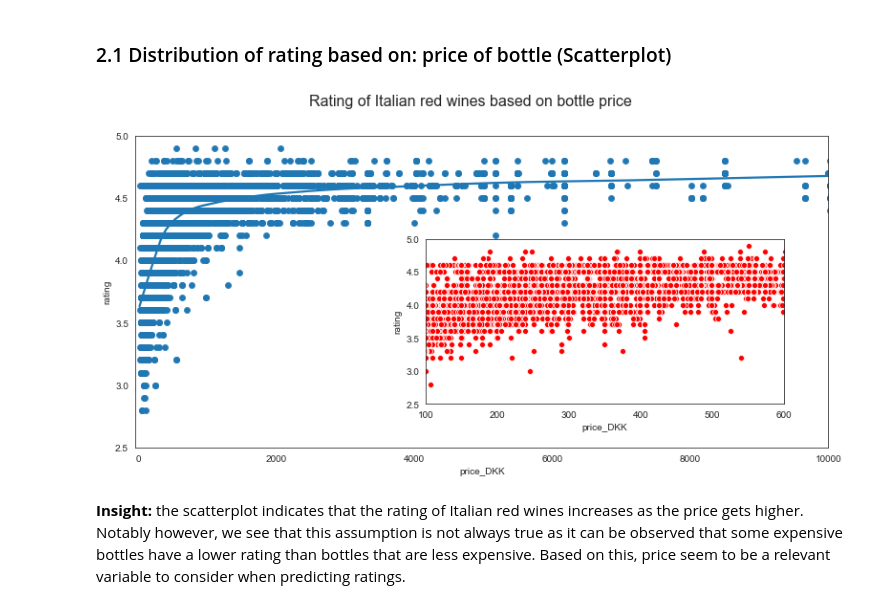
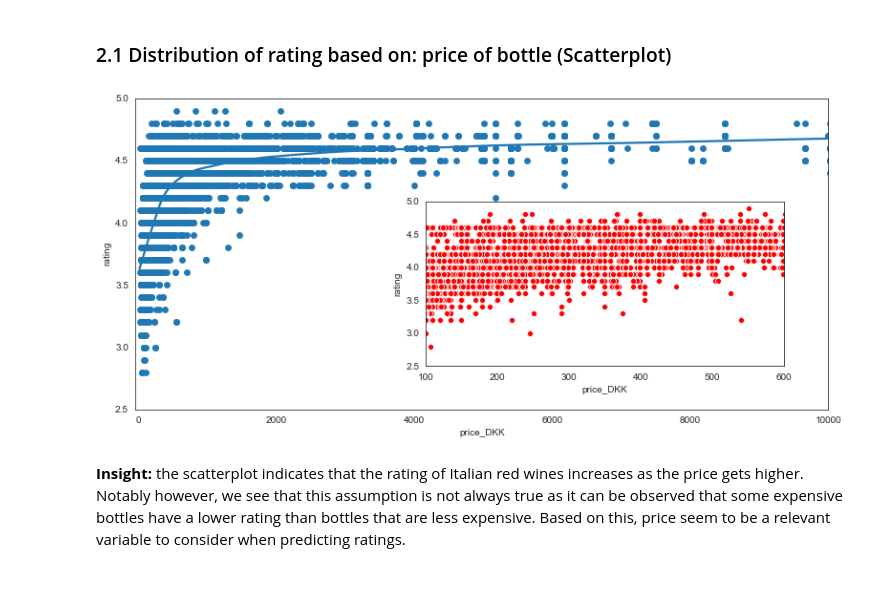
Before and after one commit to lassekrone/Group-21, a Jupyter notebook: Appendix 2 - Descriptive Statistics .ipynb, the cells around one changed output. Drawn from its saved outputs; the diff is of its cells as text; code cells hidden in the pictures; blank space fills up the shorter version.

```diff
--- a/Appendix 2 - Descriptive Statistics .ipynb
+++ b/Appendix 2 - Descriptive Statistics .ipynb
@@ -34,25 +41,24 @@ The aim of this section is to explore the dataset in terms of identifying potent
 # %%
 # Create placeholder for our plot:
 fig,ax = plt.subplots(1, figsize=(13,6))
 ax.set_xlim([-50,10000]), ax.set_ylim([2.5,5])
 
 # Create scatterplot:
-fig.suptitle('Rating of Italian red wines based on bottle price', fontsize=16)
 price_distribution = sns.scatterplot(x='price_DKK', y='rating',  data=data)
 
 # Add logistic regression to the plot:
 sns.regplot(x='price_DKK', y='rating', data=data, lowess=True, ax=ax)
 
 # Create placeholder for zoomed plot:
 ax1 = fig.add_axes([0.45, 0.23, 0.4, 0.4])
 ax1.set_xlim([100, 600]),ax1.set_ylim([2.5,5])
 
 sns.scatterplot(x='price_DKK', y='rating', data=data, ax=ax1, color='red')
 
 
 plt.savefig('Rating vs Price.png')
 # %% [output]
-[figure, old version]
+[figure, new version]
 # %% [markdown]
 **Insight:** the scatterplot indicates that the rating of Italian red wines increases as the price gets higher. Notably however, we see that this assumption is not always true as it can be observed that some expensive bottles have a lower rating than bottles that are less expensive. Based on this, price seem to be a relevant variable to consider when predicting ratings.
 # %% [markdown]
```
Also changed, not shown: parts of 10 cells of this notebook.
